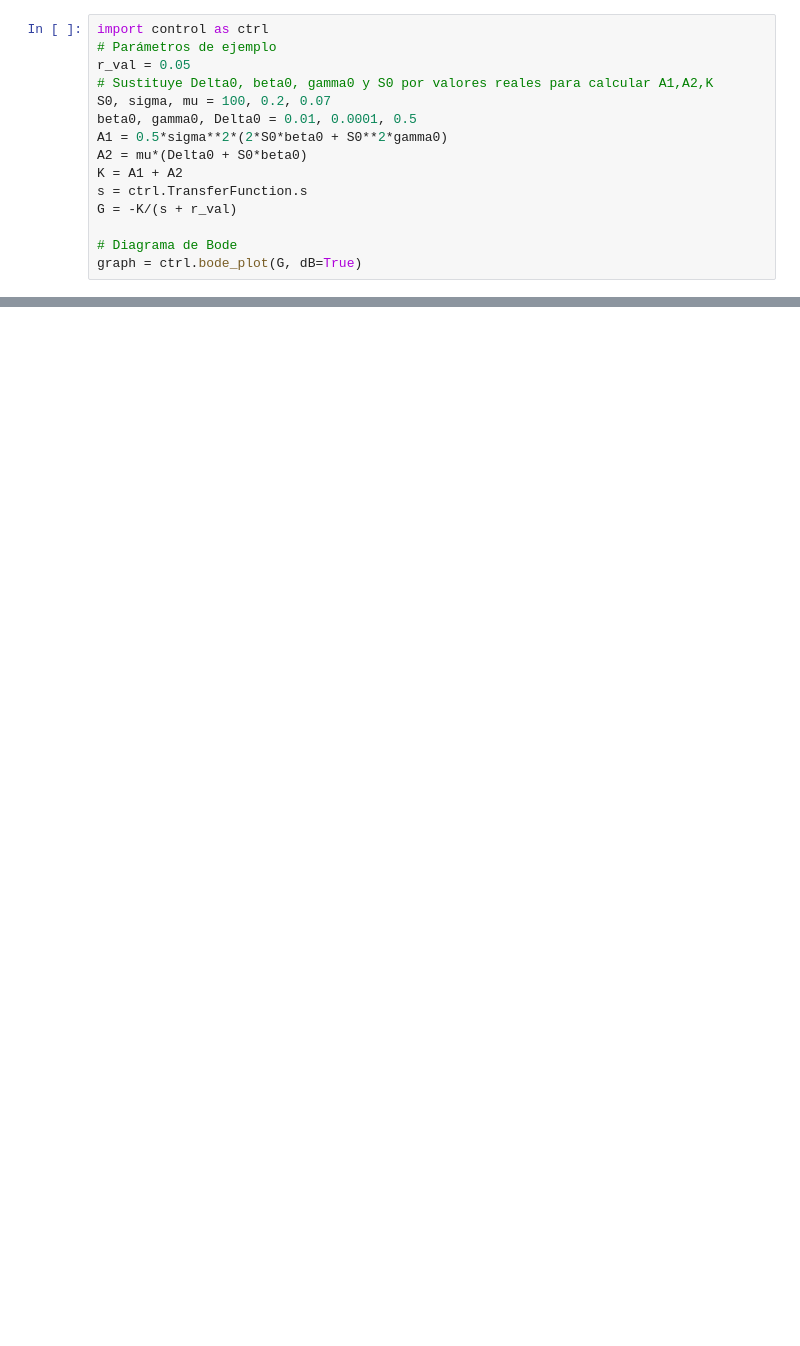
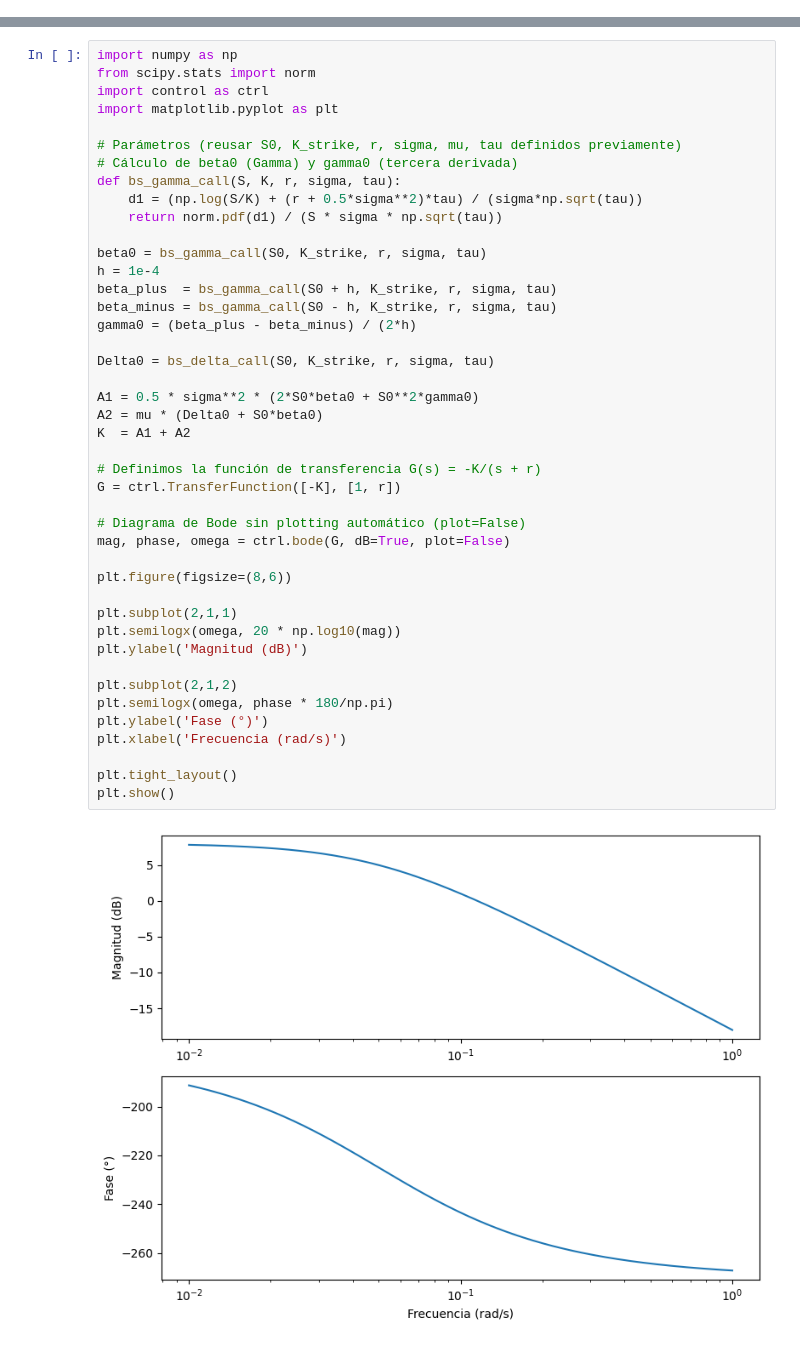
Before and after one commit to david-bazalduaa/Ecuaci-n-Diferencial-de-Black-Scholes-Merton-para-Valoraci-n-de-Opciones, a Jupyter notebook: Fase_4.ipynb, the cells around one changed output, grey strips where cells are left out. Saved outputs shown, nothing was run; the diff lists cells and outputs as text; blank space fills up the shorter version.

```diff
--- a/Fase_4.ipynb
+++ b/Fase_4.ipynb
@@ -125,15 +12,0 @@ Successfully installed control-0.10.1
-# %%
-import control as ctrl
-# Parámetros de ejemplo
-r_val = 0.05
-# Sustituye Delta0, beta0, gamma0 y S0 por valores reales para calcular A1,A2,K
-S0, sigma, mu = 100, 0.2, 0.07
-beta0, gamma0, Delta0 = 0.01, 0.0001, 0.5
-A1 = 0.5*sigma**2*(2*S0*beta0 + S0**2*gamma0)
-A2 = mu*(Delta0 + S0*beta0)
-K = A1 + A2
-s = ctrl.TransferFunction.s
-G = -K/(s + r_val)
-
-# Diagrama de Bode
-graph = ctrl.bode_plot(G, dB=True)
@@ -151,0 +121,45 @@ graph = ctrl.bode_plot(G, dB=True)
+# %%
+import numpy as np
+from scipy.stats import norm
+import control as ctrl
+import matplotlib.pyplot as plt
+
+# Parámetros (reusar S0, K_strike, r, sigma, mu, tau definidos previamente)
+# Cálculo de beta0 (Gamma) y gamma0 (tercera derivada)
+def bs_gamma_call(S, K, r, sigma, tau):
+    d1 = (np.log(S/K) + (r + 0.5*sigma**2)*tau) / (sigma*np.sqrt(tau))
+    return norm.pdf(d1) / (S * sigma * np.sqrt(tau))
+
+beta0 = bs_gamma_call(S0, K_strike, r, sigma, tau)
+h = 1e-4
+beta_plus  = bs_gamma_call(S0 + h, K_strike, r, sigma, tau)
+beta_minus = bs_gamma_call(S0 - h, K_strike, r, sigma, tau)
+gamma0 = (beta_plus - beta_minus) / (2*h)
+
+Delta0 = bs_delta_call(S0, K_strike, r, sigma, tau)
+
+A1 = 0.5 * sigma**2 * (2*S0*beta0 + S0**2*gamma0)
+A2 = mu * (Delta0 + S0*beta0)
+K  = A1 + A2
+
+# Definimos la función de transferencia G(s) = -K/(s + r)
+G = ctrl.TransferFunction([-K], [1, r])
+
+# Diagrama de Bode sin plotting automático (plot=False)
+mag, phase, omega = ctrl.bode(G, dB=True, plot=False)
+
+plt.figure(figsize=(8,6))
+
+plt.subplot(2,1,1)
+plt.semilogx(omega, 20 * np.log10(mag))
+plt.ylabel('Magnitud (dB)')
+
+plt.subplot(2,1,2)
+plt.semilogx(omega, phase * 180/np.pi)
+plt.ylabel('Fase (°)')
+plt.xlabel('Frecuencia (rad/s)')
+
+plt.tight_layout()
+plt.show()
+# %% [output]
+[figure, added]
```
Also changed, not shown: parts of 8 cells of this notebook.
